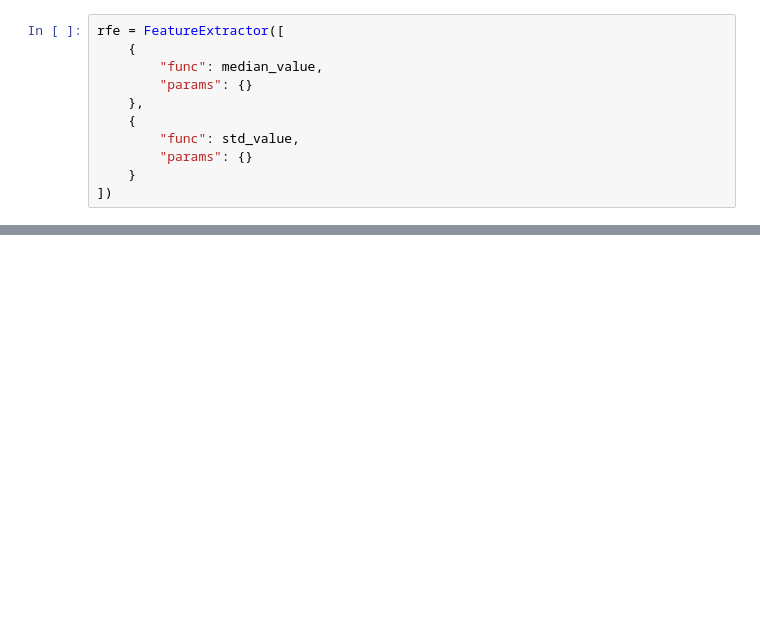
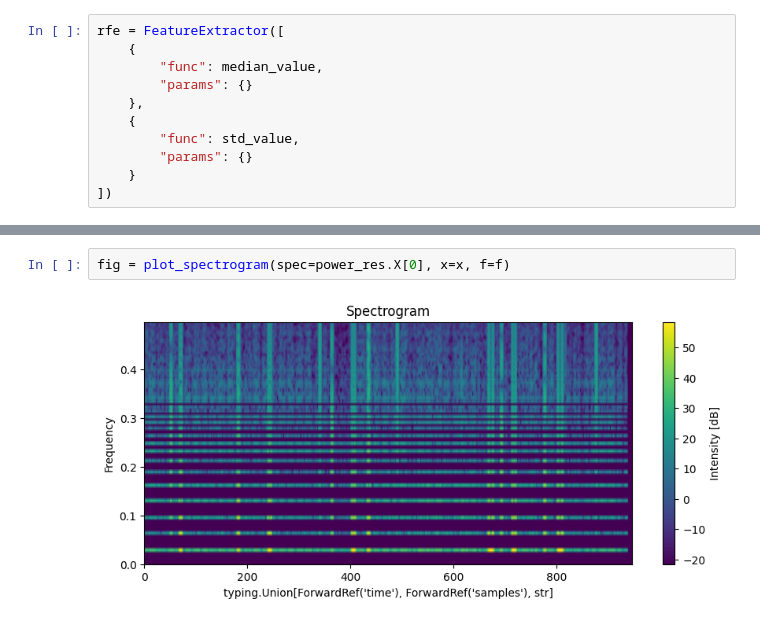
Before and after one commit to AIoT-Group-UoP/crossai-ts, a Jupyter notebook: examples/multi_axis_pipelines.ipynb, the cells around one changed output, grey strips where cells are left out. Cells and saved outputs as stored; diff of their text form; blank space fills up the shorter version.

```diff
--- a/examples/multi_axis_pipelines.ipynb
+++ b/examples/multi_axis_pipelines.ipynb
@@ -66,0 +76,4 @@ ValueError: setting an array element with a sequence. The requested array has an
+# %%
+fig = plot_spectrogram(spec=power_res.X[0], x=x, f=f)
+# %% [output]
+[figure, added]
```
Also changed, not shown: parts of 8 cells of this notebook, 2 other files.
